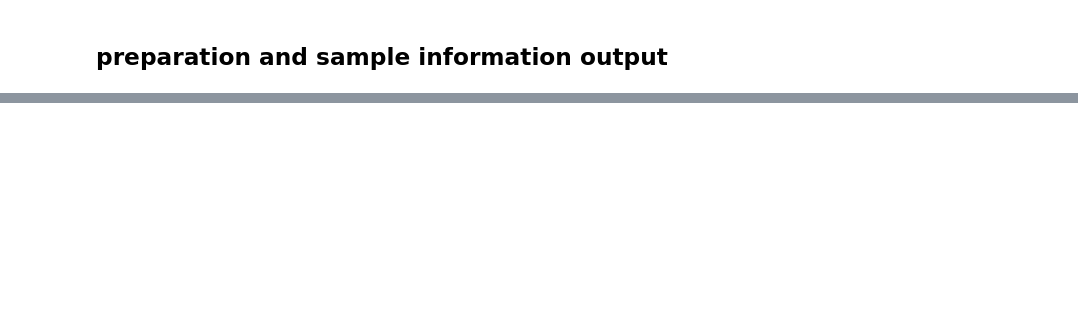
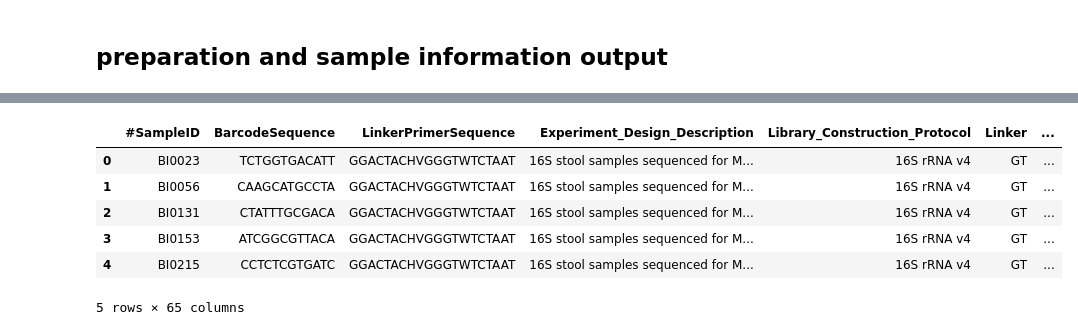
Before and after one commit to afcarl/MrOS_VitaminD, a Jupyter notebook: notebooks/prep_sample_info.ipynb, the cells around one changed output, grey strips where cells are left out. Saved outputs shown, nothing was run; the diff lists cells and outputs as text; code cells hidden in the pictures; blank space fills up the shorter version.

```diff
--- a/notebooks/prep_sample_info.ipynb
+++ b/notebooks/prep_sample_info.ipynb
@@ -267,0 +282,2 @@ prep_info.to_csv('prep_MrOS.txt', sep= '\t', index=False)
+# %%
+mapping = pd.merge(prep_info, sample_info, on='Sample_Name')
@@ -267,0 +292,3 @@ prep_info.to_csv('prep_MrOS.txt', sep= '\t', index=False)
+# %%
+mapping.rename(columns={'Sample_Name': '#SampleID'}, inplace=True)
+mapping.rename(columns={'Barcode': 'BarcodeSequence'}, inplace=True)
@@ -267,0 +309,15 @@ prep_info.to_csv('prep_MrOS.txt', sep= '\t', index=False)
+# %%
+# move 'Description' to the end
+cols = list(mapping)
+cols.insert(mapping.shape[1], cols.pop(cols.index('Description')))
+mapping = mapping.loc[:, cols]
+# %%
+mapping.head(5)
+# %% [output]
+|  | #SampleID | BarcodeSequence | LinkerPrimerSequence | Experiment_Design_Description | Library_Construction_Protocol | Linker | ... |
+| 0 | BI0023 | TCTGGTGACATT | GGACTACHVGGGTWTCTAAT | 16S stool samples sequenced for M... | 16S rRNA v4 | GT | ... |
+| 1 | BI0056 | CAAGCATGCCTA | GGACTACHVGGGTWTCTAAT | 16S stool samples sequenced for M... | 16S rRNA v4 | GT | ... |
+| 2 | BI0131 | CTATTTGCGACA | GGACTACHVGGGTWTCTAAT | 16S stool samples sequenced for M... | 16S rRNA v4 | GT | ... |
+| 3 | BI0153 | ATCGGCGTTACA | GGACTACHVGGGTWTCTAAT | 16S stool samples sequenced for M... | 16S rRNA v4 | GT | ... |
+| 4 | BI0215 | CCTCTCGTGATC | GGACTACHVGGGTWTCTAAT | 16S stool samples sequenced for M... | 16S rRNA v4 | GT | ... |
+5 rows × 65 columns
```
Also changed, not shown: parts of 16 cells of this notebook, 3 other files.
